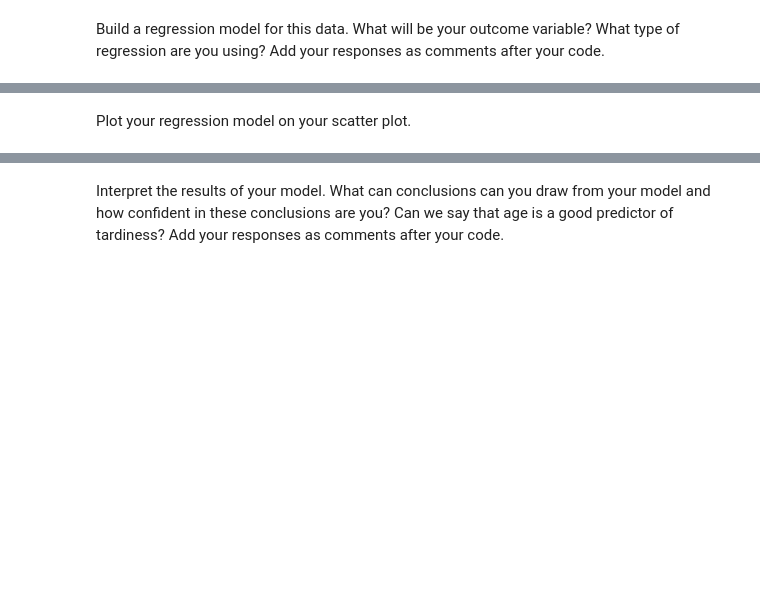
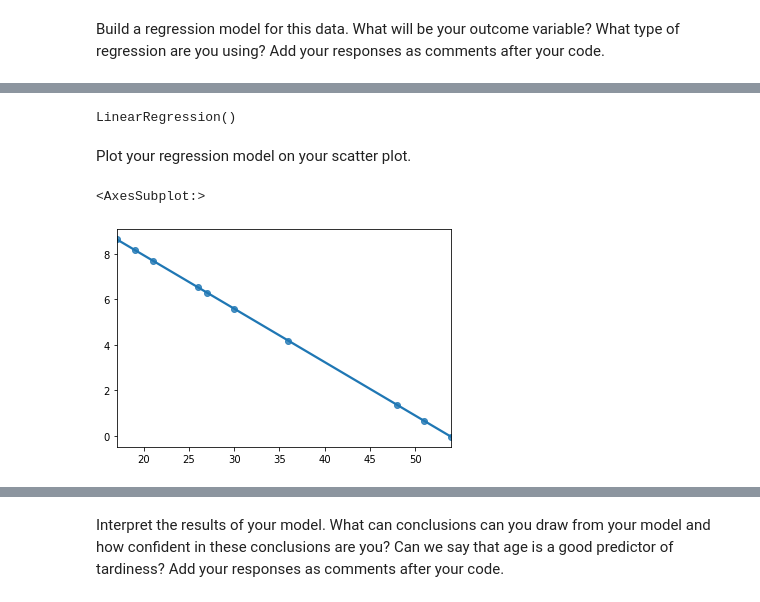
Before and after one commit to ta-data-lis/lab-regression-analysis, a Jupyter notebook: your-code/challenge1.ipynb, the cells around one changed output, grey strips where cells are left out. Saved outputs shown, nothing was run; the diff lists cells and outputs as text; code cells hidden in the pictures; blank space fills up the shorter version.

Commit message:
[lab-regression-analysis]-MaximilianKempken
Solution to the lab

```diff
--- a/your-code/challenge1.ipynb
+++ b/your-code/challenge1.ipynb
@@ -53,2 +112,14 @@ Build a regression model for this data. What will be your outcome variable? What
+# %%
+from sklearn.linear_model import LinearRegression
+from sklearn.model_selection import train_test_split
+
+X = np.array(student_data['Age']).reshape(-1, 1)
+Y = student_data['Tardies']
+
+X_train, X_test, Y_train, Y_test = train_test_split(X, Y, test_size=0.4, random_state=101)
+lm = LinearRegression()
+lm.fit(X_train,Y_train)
+# %% [output]
+LinearRegression()
 # %% [markdown]
 Plot your regression model on your scatter plot.
@@ -56,0 +126,8 @@ Plot your regression model on your scatter plot.
+# %%
+# Your code here.
+# Predicted values and regression line of model
+lm.predict(X)
+sns.regplot(x=X, y=lm.predict(X))
+# %% [output]
+<AxesSubplot:>
+[figure, added]
```
Also changed, not shown: parts of 36 cells of this notebook, 1 other file.
